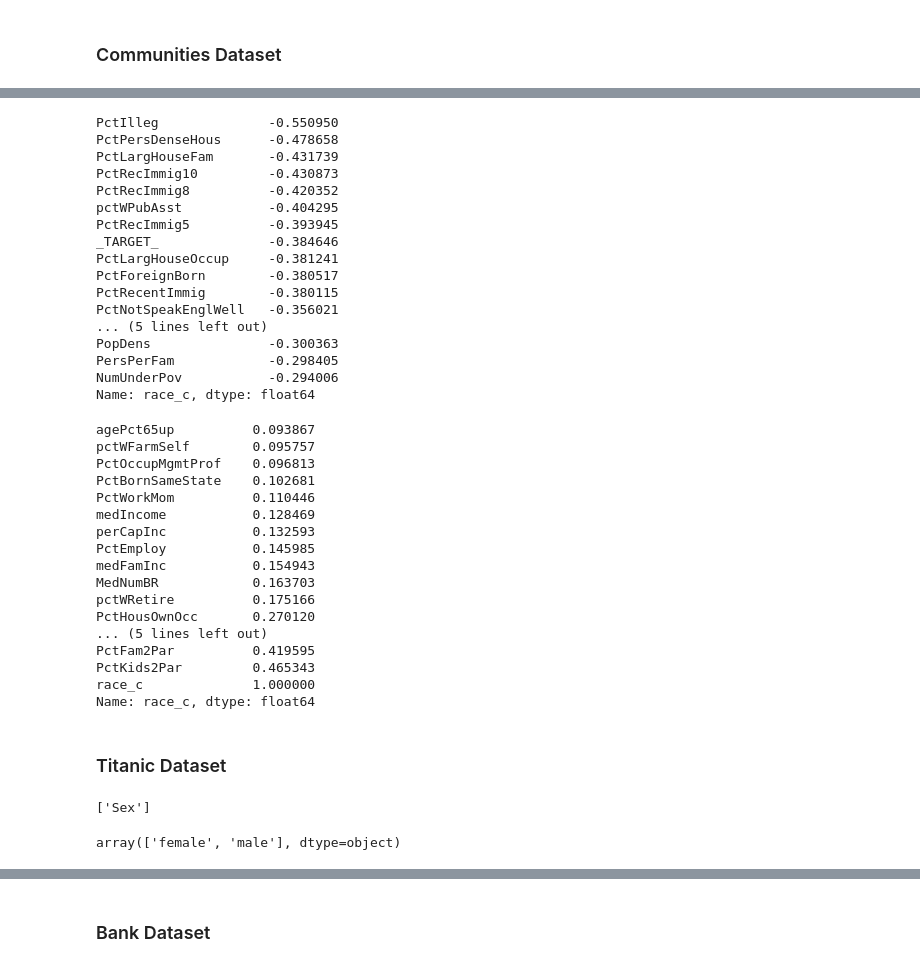
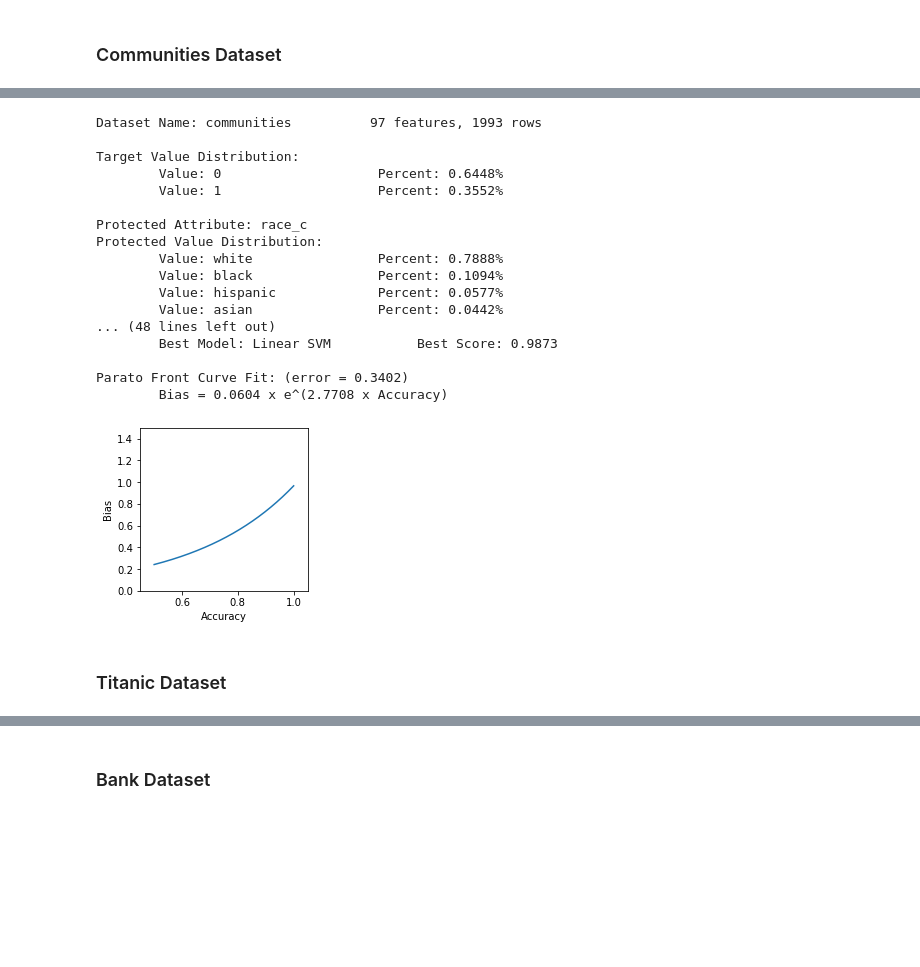
Before and after one commit to teamclouday/DataImputation, a Jupyter notebook: notebooks/Analysis.ipynb, the cells around one changed output, grey strips where cells are left out. Saved outputs shown, nothing was run; the diff lists cells and outputs as text; code cells hidden in the pictures; blank space fills up the shorter version.

```diff
--- a/notebooks/Analysis.ipynb
+++ b/notebooks/Analysis.ipynb
@@ -362,54 +281,23 @@ data_co.groupby(["_TARGET_", data_communities.protected_features[0]]).nunique()
-# %%
-data_co.corr()[data_communities.protected_features[0]].sort_values().head(20)
-# %% [output]
-PctIlleg              -0.550950
-PctPersDenseHous      -0.478658
-PctLargHouseFam       -0.431739
-PctRecImmig10         -0.430873
-PctRecImmig8          -0.420352
-pctWPubAsst           -0.404295
-PctRecImmig5          -0.393945
-_TARGET_              -0.384646
-PctLargHouseOccup     -0.381241
-PctForeignBorn        -0.380517
-PctRecentImmig        -0.380115
-PctNotSpeakEnglWell   -0.356021
-... (5 lines left out)
-PopDens               -0.300363
-PersPerFam            -0.298405
-NumUnderPov           -0.294006
-Name: race_c, dtype: float64
-# %%
-data_co.corr()[data_communities.protected_features[0]].sort_values().tail(20)
-# %% [output]
-agePct65up          0.093867
-pctWFarmSelf        0.095757
-PctOccupMgmtProf    0.096813
-PctBornSameState    0.102681
-PctWorkMom          0.110446
-medIncome           0.128469
-perCapInc           0.132593
-PctEmploy           0.145985
-medFamInc           0.154943
-MedNumBR            0.163703
-pctWRetire          0.175166
-PctHousOwnOcc       0.270120
-... (5 lines left out)
-PctFam2Par          0.419595
-PctKids2Par         0.465343
-race_c              1.000000
-Name: race_c, dtype: float64
+# %%
+analysis_report(create_communities_dataset, data)
+# %% [output]
+Dataset Name: communities          97 features, 1993 rows
+
+Target Value Distribution:
+        Value: 0                    Percent: 0.6448%
+        Value: 1                    Percent: 0.3552%
+
+Protected Attribute: race_c
+Protected Value Distribution:
+        Value: white                Percent: 0.7888%
+        Value: black                Percent: 0.1094%
+        Value: hispanic             Percent: 0.0577%
+        Value: asian                Percent: 0.0442%
+... (48 lines left out)
+        Best Model: Linear SVM           Best Score: 0.9873
+
+Parato Front Curve Fit: (error = 0.3402)
+        Bias = 0.0604 x e^(2.7708 x Accuracy)
+[figure, added]
 # %% [markdown]
 ### Titanic Dataset
-# %%
-data_titanic = create_titanic_dataset()
-data_titanic = drop_na(data_titanic)
-data_titanic, encoder = convert_protected(data_titanic)
-data_t = concat(data_titanic)
-data_titanic.protected_features
-# %% [output]
-['Sex']
-# %%
-encoder.classes_
-# %% [output]
-array(['female', 'male'], dtype=object)
```
Also changed, not shown: parts of 54 cells of this notebook, 1 other file.
